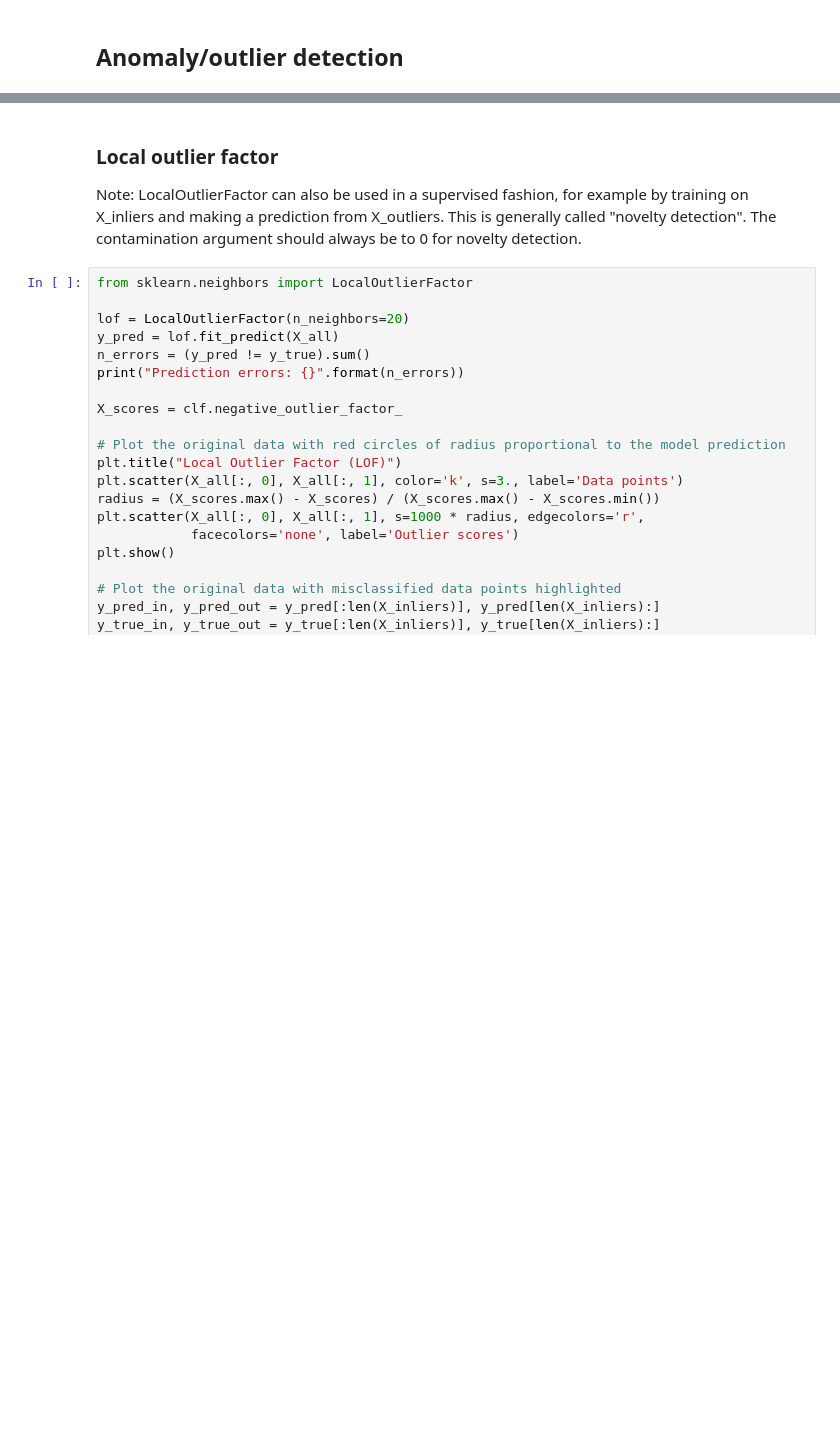
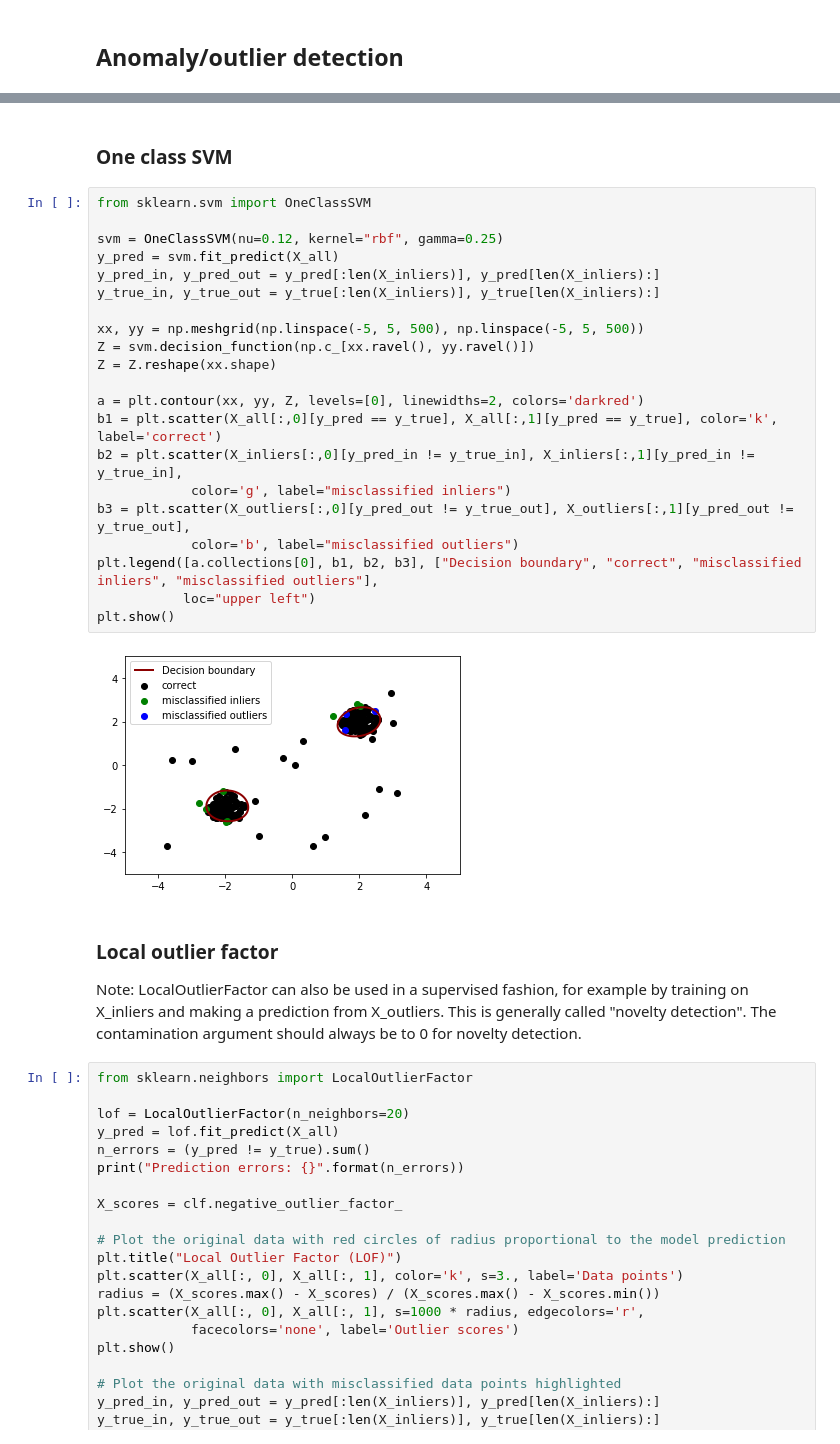
Before and after one commit to jtaenzer/UnsupervisedWorkshop, a Jupyter notebook: unsupervised_workshop.ipynb, the cells around one changed output, grey strips where cells are left out. Saved outputs shown, nothing was run; the diff lists cells and outputs as text; blank space fills up the shorter version.

```diff
--- a/unsupervised_workshop.ipynb
+++ b/unsupervised_workshop.ipynb
@@ -198,3 +283,28 @@ plt.show()
+# %% [markdown]
+### One class SVM
+# %%
+from sklearn.svm import OneClassSVM
+
+svm = OneClassSVM(nu=0.12, kernel="rbf", gamma=0.25)
+y_pred = svm.fit_predict(X_all)
+y_pred_in, y_pred_out = y_pred[:len(X_inliers)], y_pred[len(X_inliers):]
+y_true_in, y_true_out = y_true[:len(X_inliers)], y_true[len(X_inliers):]
+
+xx, yy = np.meshgrid(np.linspace(-5, 5, 500), np.linspace(-5, 5, 500))
+Z = svm.decision_function(np.c_[xx.ravel(), yy.ravel()])
+Z = Z.reshape(xx.shape)
+
+a = plt.contour(xx, yy, Z, levels=[0], linewidths=2, colors='darkred')
+b1 = plt.scatter(X_all[:,0][y_pred == y_true], X_all[:,1][y_pred == y_true], color='k', label='correct')
+b2 = plt.scatter(X_inliers[:,0][y_pred_in != y_true_in], X_inliers[:,1][y_pred_in != y_true_in],
+            color='g', label="misclassified inliers")
+b3 = plt.scatter(X_outliers[:,0][y_pred_out != y_true_out], X_outliers[:,1][y_pred_out != y_true_out],
+            color='b', label="misclassified outliers")
+plt.legend([a.collections[0], b1, b2, b3], ["Decision boundary", "correct", "misclassified inliers", "misclassified outliers"],
+           loc="upper left")
+plt.show()
+# %% [output]
+[figure, added]
 # %% [markdown]
 ### Local outlier factor
 
```
Also changed, not shown: parts of 20 cells of this notebook.
